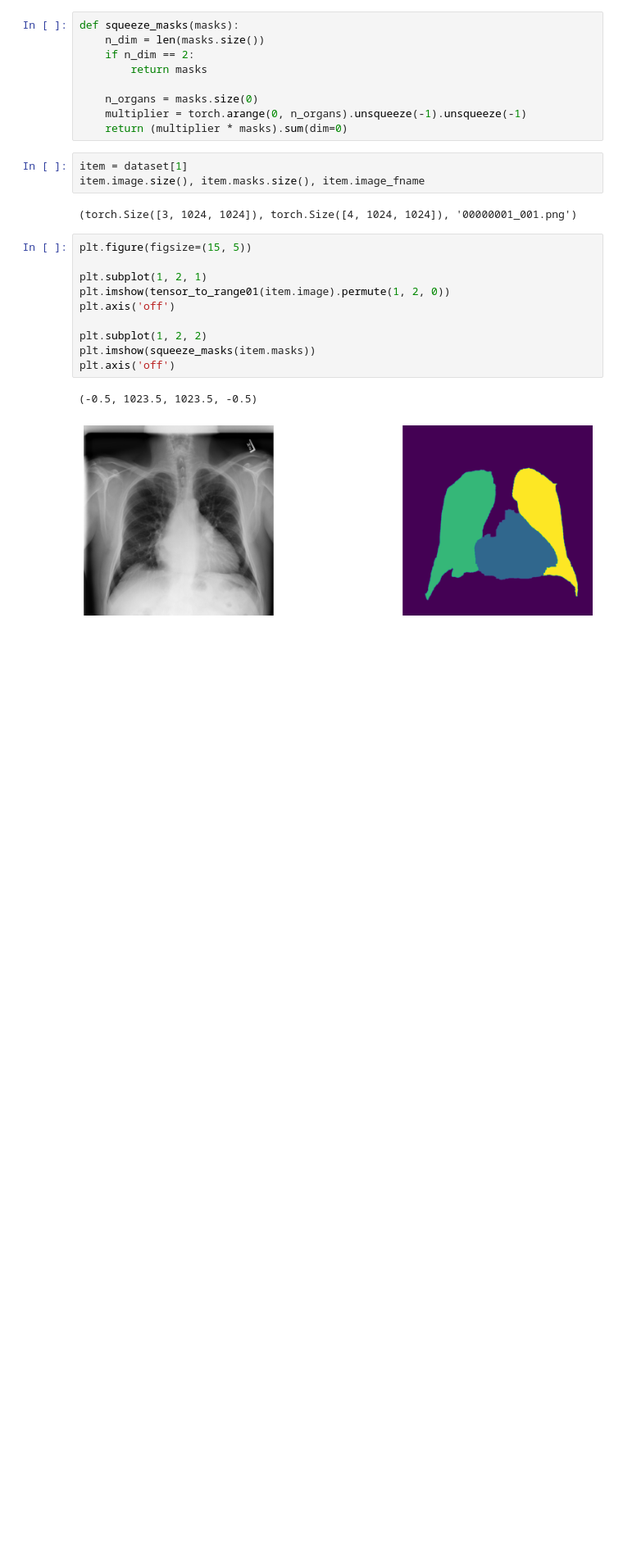
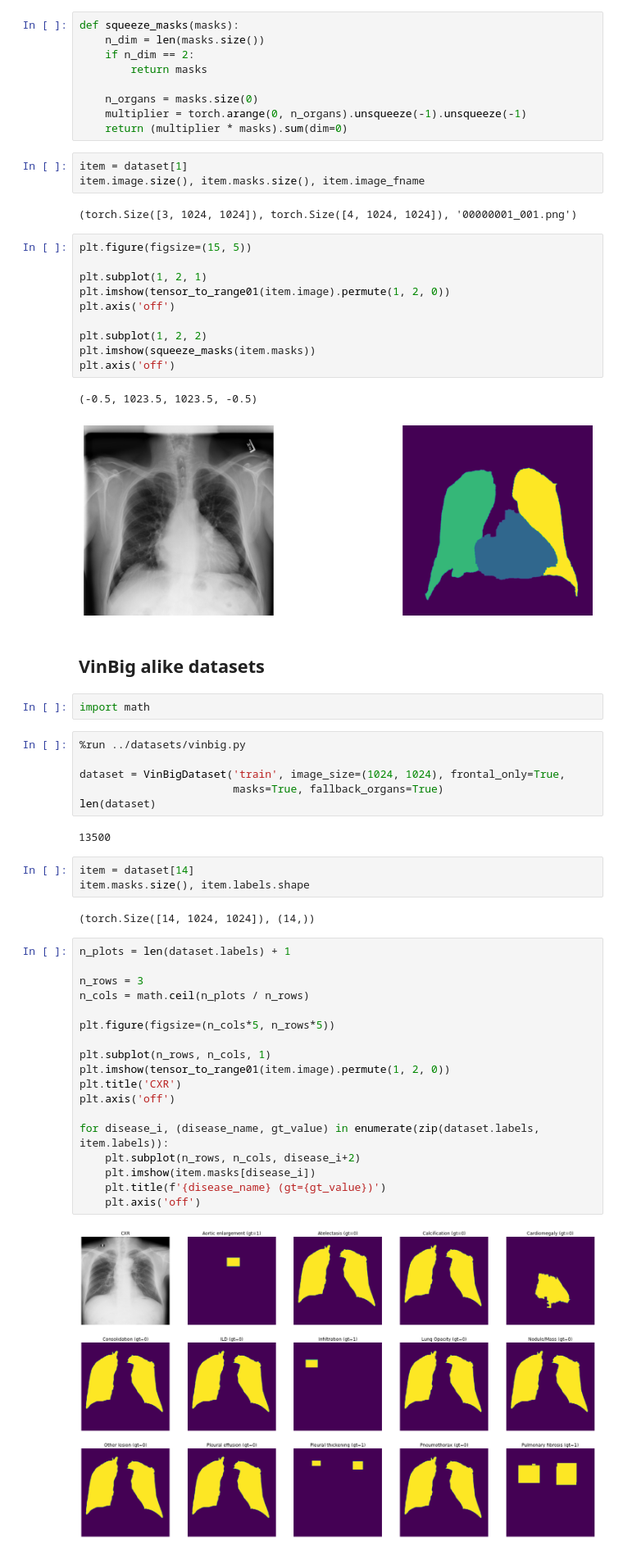
Before and after one commit to pdpino/medical-ai, a Jupyter notebook: medai/notebooks/segment_cxr.ipynb, the cells around one changed output. Shown at 82% size. Cells and saved outputs as stored; diff of their text form; blank space fills up the shorter version.

```diff
--- a/medai/notebooks/segment_cxr.ipynb
+++ b/medai/notebooks/segment_cxr.ipynb
@@ -320,3 +333,40 @@ plt.axis('off')
 # %% [output]
 (-0.5, 1023.5, 1023.5, -0.5)
 [figure]
+# %% [markdown]
+## VinBig alike datasets
+# %%
+import math
+# %%
+%run ../datasets/vinbig.py
+
+dataset = VinBigDataset('train', image_size=(1024, 1024), frontal_only=True,
+                        masks=True, fallback_organs=True)
+len(dataset)
+# %% [output]
+13500
+# %%
+item = dataset[14]
+item.masks.size(), item.labels.shape
+# %% [output]
+(torch.Size([14, 1024, 1024]), (14,))
+# %%
+n_plots = len(dataset.labels) + 1
+
+n_rows = 3
+n_cols = math.ceil(n_plots / n_rows)
+
+plt.figure(figsize=(n_cols*5, n_rows*5))
+
+plt.subplot(n_rows, n_cols, 1)
+plt.imshow(tensor_to_range01(item.image).permute(1, 2, 0))
+plt.title('CXR')
+plt.axis('off')
+
+for disease_i, (disease_name, gt_value) in enumerate(zip(dataset.labels, item.labels)):
+    plt.subplot(n_rows, n_cols, disease_i+2)
+    plt.imshow(item.masks[disease_i])
+    plt.title(f'{disease_name} (gt={gt_value})')
+    plt.axis('off')
+# %% [output]
+[figure, added]
```
Also changed, not shown: parts of 11 cells of this notebook, 2 other files.
